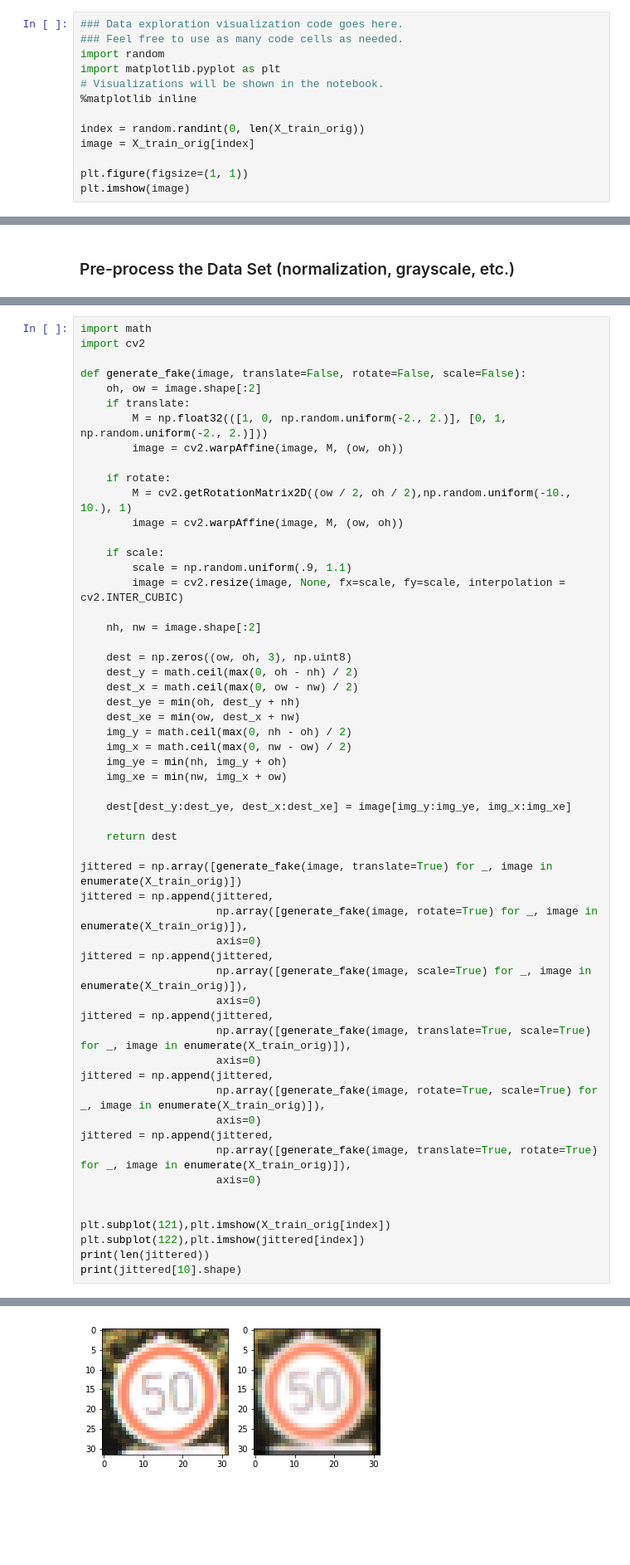
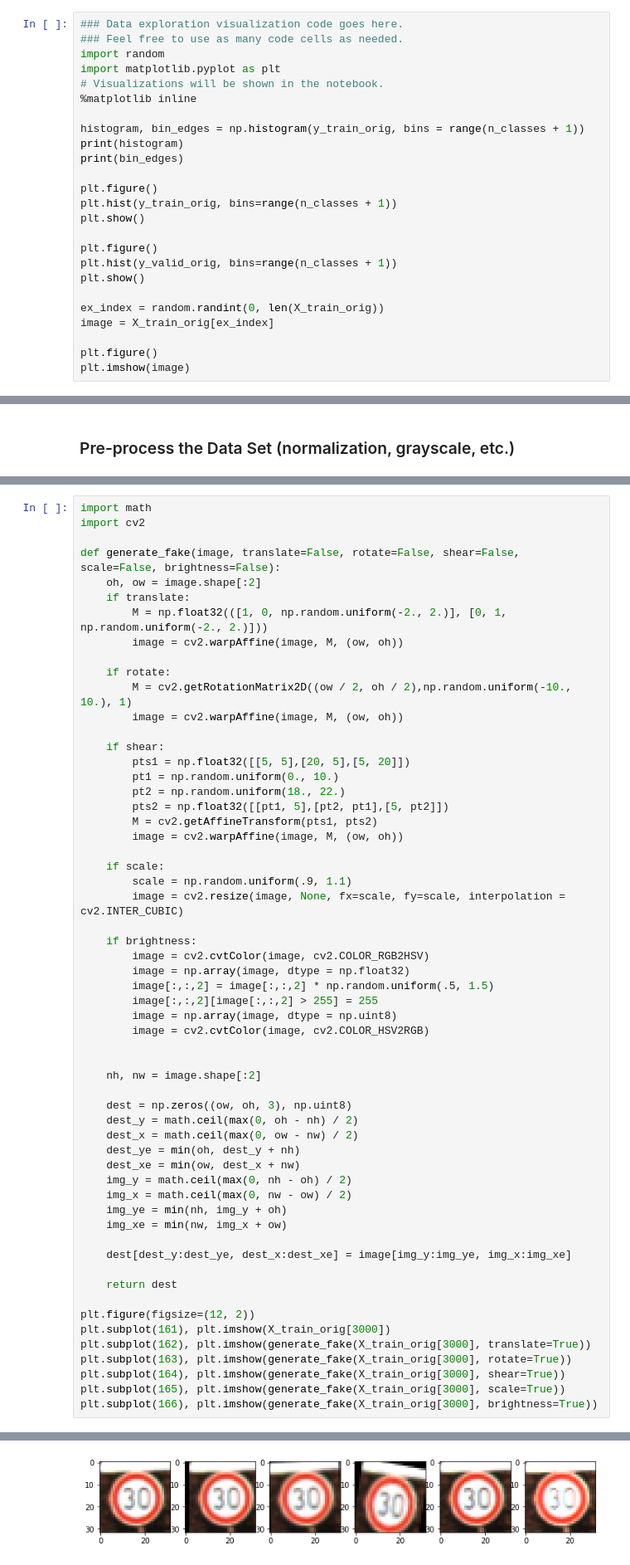
Before and after one commit to wildhemp/CarND-Traffic-Sign-Classifier-Project, a Jupyter notebook: Traffic_Sign_Classifier.ipynb, the cells around one changed output, grey strips where cells are left out. Shown at 83% size. Cells and saved outputs as stored; diff of their text form; blank space fills up the shorter version.

```diff
--- a/Traffic_Sign_Classifier.ipynb
+++ b/Traffic_Sign_Classifier.ipynb
@@ -101,9 +101,21 @@ import matplotlib.pyplot as plt
 # Visualizations will be shown in the notebook.
 %matplotlib inline
 
-index = random.randint(0, len(X_train_orig))
-image = X_train_orig[index]
+histogram, bin_edges = np.histogram(y_train_orig, bins = range(n_classes + 1))
+print(histogram)
+print(bin_edges)
 
-plt.figure(figsize=(1, 1))
+plt.figure()
+plt.hist(y_train_orig, bins=range(n_classes + 1))
+plt.show()
+
+plt.figure()
+plt.hist(y_valid_orig, bins=range(n_classes + 1))
+plt.show()
+
+ex_index = random.randint(0, len(X_train_orig))
+image = X_train_orig[ex_index]
+
+plt.figure()
 plt.imshow(image)
 # %% [output]
@@ -140,7 +159,7 @@ Use the code cell (or multiple code cells, if necessary) to implement the first
 import math
 import cv2
 
-def generate_fake(image, translate=False, rotate=False, scale=False):
+def generate_fake(image, translate=False, rotate=False, shear=False, scale=False, brightness=False):
     oh, ow = image.shape[:2]
     if translate:
         M = np.float32(([1, 0, np.random.uniform(-2., 2.)], [0, 1, np.random.uniform(-2., 2.)]))
@@ -150,9 +169,26 @@ def generate_fake(image, translate=False, rotate=False, scale=False):
         M = cv2.getRotationMatrix2D((ow / 2, oh / 2),np.random.uniform(-10., 10.), 1)
         image = cv2.warpAffine(image, M, (ow, oh))
 
+    if shear:
+        pts1 = np.float32([[5, 5],[20, 5],[5, 20]])
+        pt1 = np.random.uniform(0., 10.)
+        pt2 = np.random.uniform(18., 22.)
+        pts2 = np.float32([[pt1, 5],[pt2, pt1],[5, pt2]])
+        M = cv2.getAffineTransform(pts1, pts2)
+        image = cv2.warpAffine(image, M, (ow, oh))
+
     if scale:
         scale = np.random.uniform(.9, 1.1)
         image = cv2.resize(image, None, fx=scale, fy=scale, interpolation = cv2.INTER_CUBIC)
+
+    if brightness:
+        image = cv2.cvtColor(image, cv2.COLOR_RGB2HSV)
+        image = np.array(image, dtype = np.float32)
+        image[:,:,2] = image[:,:,2] * np.random.uniform(.5, 1.5)
+        image[:,:,2][image[:,:,2] > 255] = 255
+        image = np.array(image, dtype = np.uint8)
+        image = cv2.cvtColor(image, cv2.COLOR_HSV2RGB)
+
 
     nh, nw = image.shape[:2]
 
@@ -170,26 +206,11 @@ def generate_fake(image, translate=False, rotate=False, scale=False):
 
     return dest
 
-jittered = np.array([generate_fake(image, translate=True) for _, image in enumerate(X_train_orig)])
-jittered = np.append(jittered,
-                     np.array([generate_fake(image, rotate=True) for _, image in enumerate(X_train_orig)]),
-                     axis=0)
-jittered = np.append(jittered,
-                     np.array([generate_fake(image, scale=True) for _, image in enumerate(X_train_orig)]),
-                     axis=0)
-jittered = np.append(jittered,
-                     np.array([generate_fake(image, translate=True, scale=True) for _, image in enumerate(X_train_orig)]),
-                     axis=0)
-jittered = np.append(jittered,
-                     np.array([generate_fake(image, rotate=True, scale=True) for _, image in enumerate(X_train_orig)]),
-                     axis=0)
-jittered = np.append(jittered,
-                     np.array([generate_fake(image, translate=True, rotate=True) for _, image in enumerate(X_train_orig)]),
-                     axis=0)
-
-
-plt.subplot(121),plt.imshow(X_train_orig[index])
-plt.subplot(122),plt.imshow(jittered[index])
-print(len(jittered))
-print(jittered[10].shape)
+plt.figure(figsize=(12, 2))
+plt.subplot(161), plt.imshow(X_train_orig[3000])
+plt.subplot(162), plt.imshow(generate_fake(X_train_orig[3000], translate=True))
+plt.subplot(163), plt.imshow(generate_fake(X_train_orig[3000], rotate=True))
+plt.subplot(164), plt.imshow(generate_fake(X_train_orig[3000], shear=True))
+plt.subplot(165), plt.imshow(generate_fake(X_train_orig[3000], scale=True))
+plt.subplot(166), plt.imshow(generate_fake(X_train_orig[3000], brightness=True))
 # %% [output]
@@ -198 +219 @@ print(jittered[10].shape)
-[figure, old version]
+[figure, new version]
```
Also changed, not shown: parts of 14 cells of this notebook, 5 other files.
